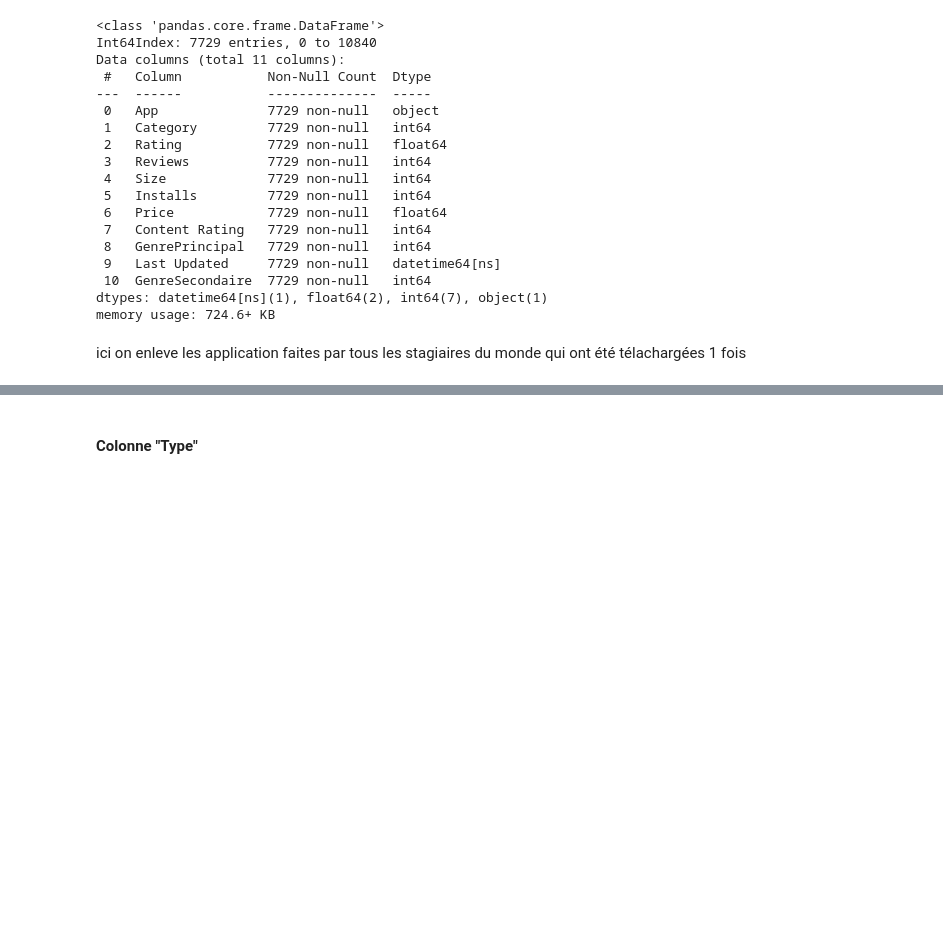
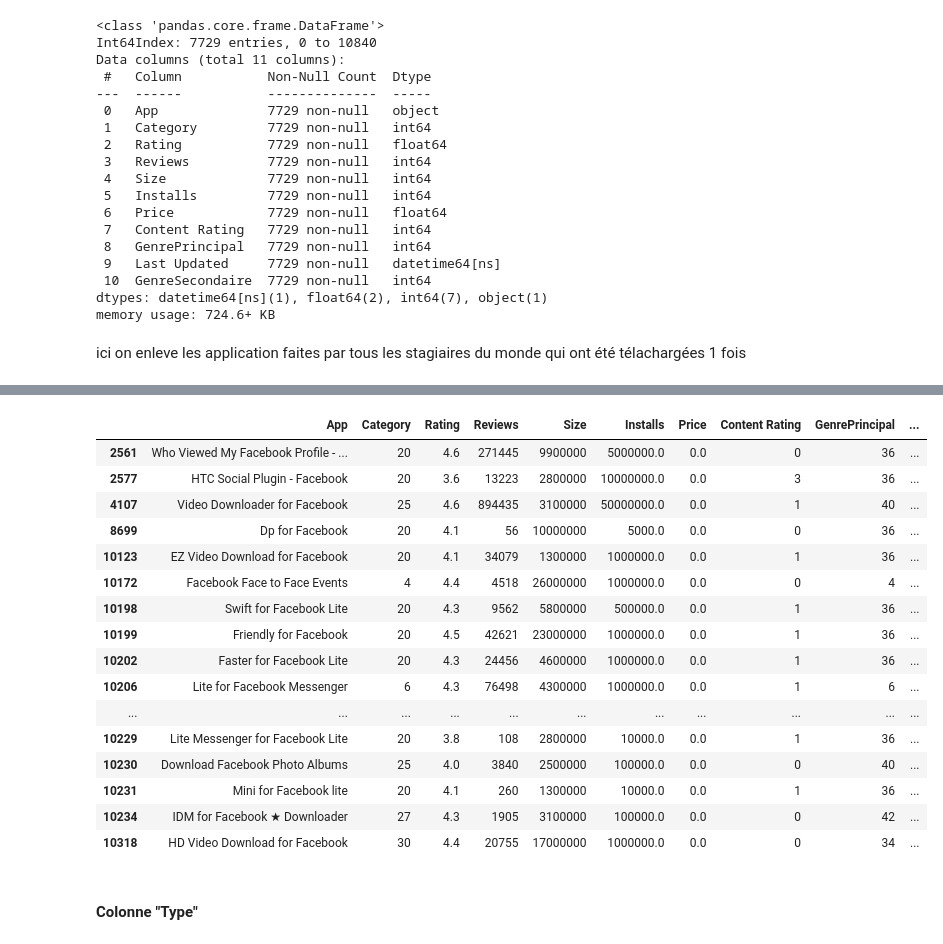
Before and after one commit to Cheimooh/DataMiningProject, a Jupyter notebook: DM_Projet.ipynb, the cells around one changed output, grey strips where cells are left out. Cells and saved outputs as stored; diff of their text form; code cells hidden in the pictures; blank space fills up the shorter version.

```diff
--- a/DM_Projet.ipynb
+++ b/DM_Projet.ipynb
@@ -631,5 +673,25 @@ memory usage: 665.1+ KB
 # %%
 df.to_csv("clean_dataset_googleplaystore.csv")
+# %%
+df[df["App"].str.contains("Facebook", regex=True)]
+# %% [output]
+|  | App | Category | Rating | Reviews | Size | Installs | Price | Content Rating | GenrePrincipal | ... |
+| 2561 | Who Viewed My Facebook Profile - ... | 20 | 4.6 | 271445 | 9900000 | 5000000.0 | 0.0 | 0 | 36 | ... |
+| 2577 | HTC Social Plugin - Facebook | 20 | 3.6 | 13223 | 2800000 | 10000000.0 | 0.0 | 3 | 36 | ... |
+| 4107 | Video Downloader for Facebook | 25 | 4.6 | 894435 | 3100000 | 50000000.0 | 0.0 | 1 | 40 | ... |
+| 8699 | Dp for Facebook | 20 | 4.1 | 56 | 10000000 | 5000.0 | 0.0 | 0 | 36 | ... |
+| 10123 | EZ Video Download for Facebook | 20 | 4.1 | 34079 | 1300000 | 1000000.0 | 0.0 | 1 | 36 | ... |
+| 10172 | Facebook Face to Face Events | 4 | 4.4 | 4518 | 26000000 | 1000000.0 | 0.0 | 0 | 4 | ... |
+| 10198 | Swift for Facebook Lite | 20 | 4.3 | 9562 | 5800000 | 500000.0 | 0.0 | 1 | 36 | ... |
+| 10199 | Friendly for Facebook | 20 | 4.5 | 42621 | 23000000 | 1000000.0 | 0.0 | 1 | 36 | ... |
+| 10202 | Faster for Facebook Lite | 20 | 4.3 | 24456 | 4600000 | 1000000.0 | 0.0 | 1 | 36 | ... |
+| 10206 | Lite for Facebook Messenger | 6 | 4.3 | 76498 | 4300000 | 1000000.0 | 0.0 | 1 | 6 | ... |
+| ... | ... | ... | ... | ... | ... | ... | ... | ... | ... | ... |
+| 10229 | Lite Messenger for Facebook Lite | 20 | 3.8 | 108 | 2800000 | 10000.0 | 0.0 | 1 | 36 | ... |
+| 10230 | Download Facebook Photo Albums | 25 | 4.0 | 3840 | 2500000 | 100000.0 | 0.0 | 0 | 40 | ... |
+| 10231 | Mini for Facebook lite | 20 | 4.1 | 260 | 1300000 | 10000.0 | 0.0 | 1 | 36 | ... |
+| 10234 | IDM for Facebook ★ Downloader | 27 | 4.3 | 1905 | 3100000 | 100000.0 | 0.0 | 0 | 42 | ... |
+| 10318 | HD Video Download for Facebook | 30 | 4.4 | 20755 | 17000000 | 1000000.0 | 0.0 | 0 | 34 | ... |
 # %% [markdown]
 #### Colonne "Type"
 # %% [markdown]
```
Also changed, not shown: parts of 3 cells of this notebook.
